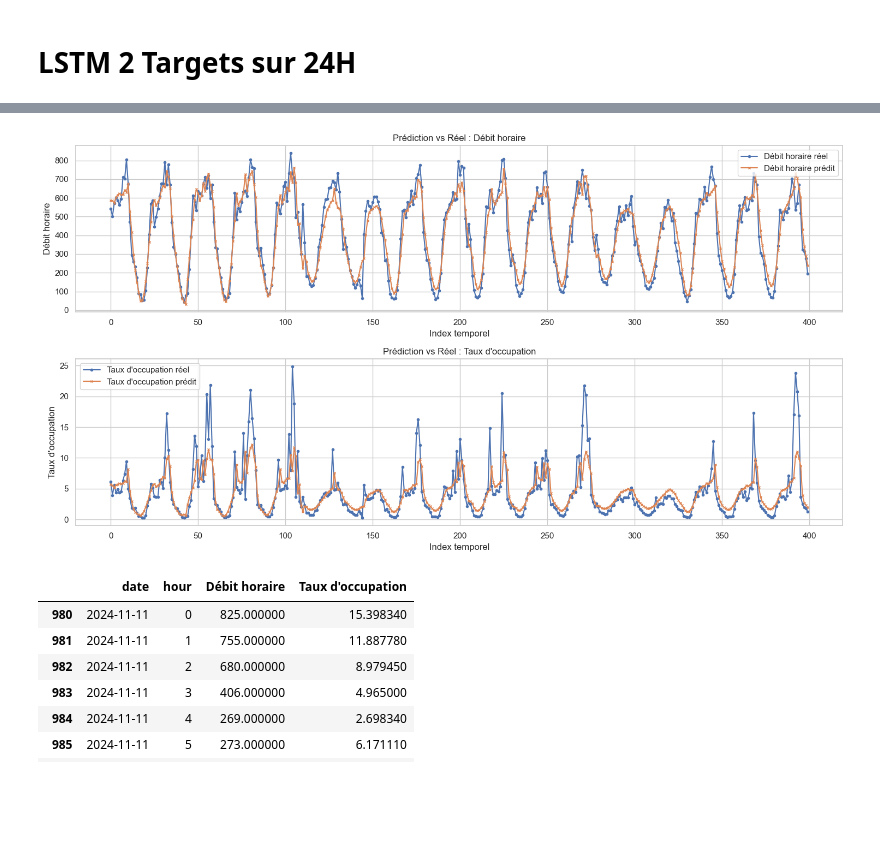
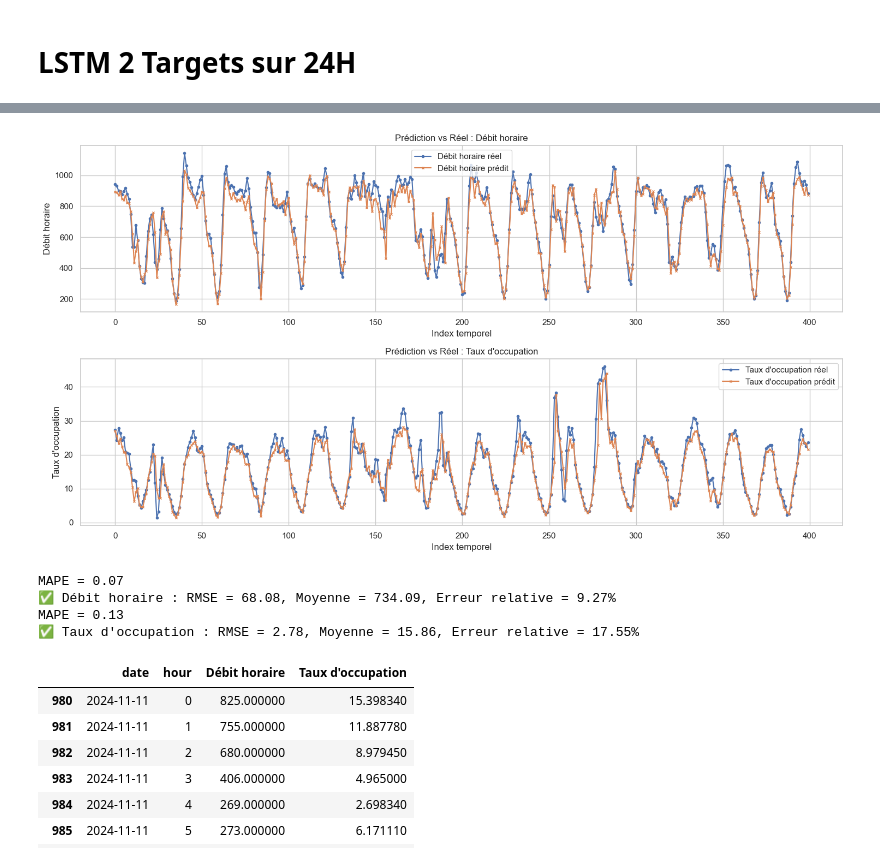
Before and after one commit to JimmyGuertin/Datathon-BCG, a Jupyter notebook: model_train.ipynb, the cells around one changed output, grey strips where cells are left out. Cells and saved outputs as stored; diff of their text form; code cells hidden in the pictures; blank space fills up the shorter version.

Commit message:
add rolling windows + several roads

```diff
--- a/model_train.ipynb
+++ b/model_train.ipynb
@@ -21,4 +21,4 @@ pd.set_option('display.max_columns', None)
 The autoreload extension is already loaded. To reload it, use:
   %reload_ext autoreload
 # %%
-df_champs=pd.read_csv("data/comptages-routiers-permanents-2.csv", sep=";")
+df_champs=pd.read_csv("data/Av_Champs_Elysees.csv", sep=";")
@@ -60,3 +82,38 @@ def pipeline(df_champs):
     return(df_champs)
 
 df_champs=pipeline(df_champs)
+# %%
+import pandas as pd
+import matplotlib.pyplot as plt
+
+# Paramètres
+window = 2
+n_plot = 400  # nombre de points à visualiser
+
+# Créer un nouveau dataframe lissé
+df_lisse = df_champs.copy()
+
+# Appliquer le lissage sur les targets sans changer leur nom
+for target in ['Débit horaire', "Taux d'occupation"]:
+    df_lisse[target] = df_lisse[target].rolling(window=window, center=True, min_periods=1).mean()
+    df_lisse[target].fillna(df_champs[target], inplace=True)  # remplir les NaN éventuels
+
+# --- Plot Débit horaire ---
+plt.figure(figsize=(15, 4))
+plt.plot(df_champs['Débit horaire'].iloc[-n_plot:], label='Débit réel', alpha=0.5, marker='o', markersize=3)
+plt.plot(df_lisse['Débit horaire'].iloc[-n_plot:], label=f'Débit lissé window={window}', linewidth=2)
+plt.title(f"Lissage du Débit horaire (window={window}) sur les {n_plot} derniers points")
+plt.xlabel("Index temporel")
+plt.ylabel("Débit horaire")
+plt.legend()
+plt.show()
+
+# --- Plot Taux d'occupation ---
+plt.figure(figsize=(15, 4))
+plt.plot(df_champs["Taux d'occupation"].iloc[-n_plot:], label="Taux d'occupation réel", alpha=0.5, marker='o', markersize=3)
+plt.plot(df_lisse["Taux d'occupation"].iloc[-n_plot:], label=f"Taux lissé window={window}", linewidth=2)
+plt.title(f"Lissage du Taux d'occupation (window={window}) sur les {n_plot} derniers points")
+plt.xlabel("Index temporel")
+plt.ylabel("Taux d'occupation")
+plt.legend()
+plt.show()
@@ -90,10 +324,11 @@ features = [
     'precipitation (mm)', 'cloud_cover (%)',
     'Débit horaire_outlier_high', 'Débit horaire_outlier_low', 'Débit horaire_special_event',
     "Taux d'occupation_outlier_high", "Taux d'occupation_outlier_low", "Taux d'occupation_special_event"
+    #,'Débit horaire_around', 'Taux d\'occupation_around'
 ]
 
 # 1. Préparer les données
-X_train, X_test, y_train, y_test, scaler_X, scaler_y = prepare_data(df_champs, features, targets, seq_length=168)
+X_train, X_test, y_train, y_test, scaler_X, scaler_y = prepare_data(df_lisse, features, targets, seq_length=168)
 
 # 2. Entraîner le modèle
 model, history = train_lstm_24(X_train, y_train, X_test, y_test, lstm_units=64, dropout=0.2, epochs=20, batch_size=32)
@@ -124,4 +359,17 @@ Epoch 6/20
-[figure, old version]
+[figure, new version]
+# %%
+from sklearn.metrics import mean_absolute_percentage_error
+for i, t in enumerate(targets):
+    rmse = np.sqrt(mean_squared_error(y_test_inv[:, i], y_pred_inv[:, i]))
+    mape = mean_absolute_percentage_error(y_test_inv[:, i], y_pred_inv[:, i])
+    print(f"MAPE = {mape:.2f}")
+    mean_val = np.mean(y_test_inv[:, i])
+    print(f"✅ {t} : RMSE = {rmse:.2f}, Moyenne = {mean_val:.2f}, Erreur relative = {rmse/mean_val*100:.2f}%")
+# %% [output]
+MAPE = 0.07
+✅ Débit horaire : RMSE = 68.08, Moyenne = 734.09, Erreur relative = 9.27%
+MAPE = 0.13
+✅ Taux d'occupation : RMSE = 2.78, Moyenne = 15.86, Erreur relative = 17.55%
 # %%
 import pandas as pd
 
```
Also changed, not shown: parts of 11 cells of this notebook, 3 other files.
